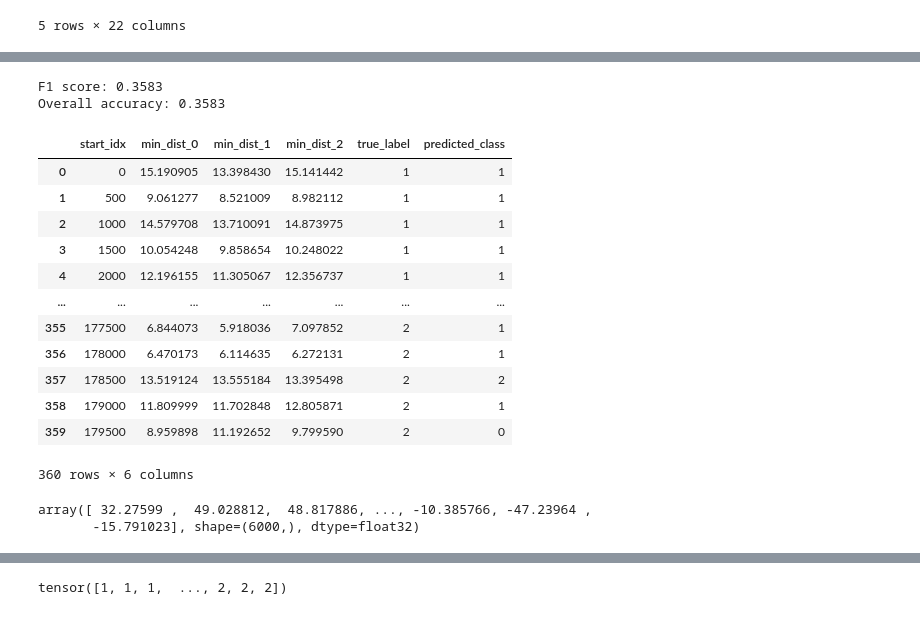
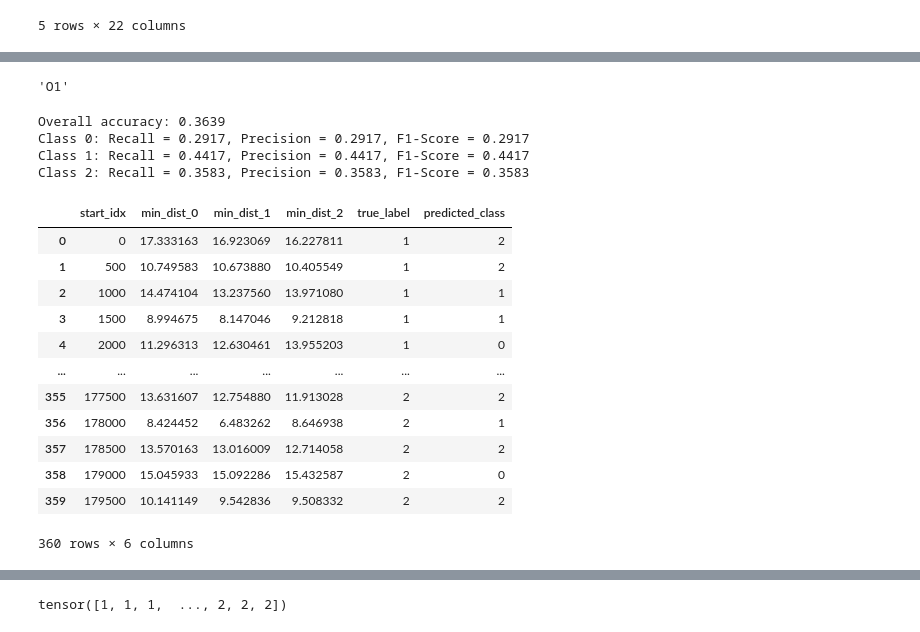
Before and after one commit to hereditary-eu/EEGlass, a Jupyter notebook: backend/experiments_xeegnet/test_matrix_profile.ipynb, the cells around one changed output, grey strips where cells are left out. Cells and saved outputs as stored; diff of their text form; code cells hidden in the pictures.

```diff
--- a/backend/experiments_xeegnet/test_matrix_profile.ipynb
+++ b/backend/experiments_xeegnet/test_matrix_profile.ipynb
@@ -178,7 +179,7 @@ def matrix_profile_vs_classes_inner(
     # df["true_label"] = df["true_label"].fillna(method="ffill")
     return df
 # %%
-channel = "Fp1"
+channel = "O1"
 diagnosis_values = [0, 1, 2]
 # %%
 df_test.head()
@@ -282,35 +269,59 @@ Name: count, dtype: int64
+# %%
+channel
+# %% [output]
+'O1'
 # %%
 df_result = matrix_profile_vs_classes(
     df_test=df_test,
     df_train=df_train,
     channel=channel,
     window_size=window_size,  # 1 second at 256Hz; adjust as needed
     step=window_size,   # non-overlapping windows; try smaller for finer resolution
 )
 
+
 accuracy = (df_result["true_label"] == df_result["predicted_class"]).mean()
 print(f"Overall accuracy: {accuracy:.4f}")
 
+# recall, precision and f1-score per class
+
+recall_dict = {}
+precision_dict = {}
+f1_score_dict = {}
+
+for diag in diagnosis_values:
+    class_mask = df_result["true_label"] == diag
+    if class_mask.sum() > 0:
+        recall = (df_result.loc[class_mask, "predicted_class"] == diag).mean()
+
+        precision = (df_result.loc[class_mask, "predicted_class"] == diag).mean()
+        if recall + precision > 0:
+            f1_score = 2 * (recall * precision) / (recall + precision)
+        else:
+            f1_score = 0
+
+        recall_dict[diag] = recall
+        precision_dict[diag] = precision
+        f1_score_dict[diag] = f1_score
+
+    print(f"Class {diag}: Recall = {recall_dict[diag]:.4f}, Precision = {precision_dict[diag]:.4f}, F1-Score = {f1_score_dict[diag]:.4f}")
 
 df_result
 # %% [output]
-F1 score: 0.3583
-Overall accuracy: 0.3583
+Overall accuracy: 0.3639
+Class 0: Recall = 0.2917, Precision = 0.2917, F1-Score = 0.2917
+Class 1: Recall = 0.4417, Precision = 0.4417, F1-Score = 0.4417
+Class 2: Recall = 0.3583, Precision = 0.3583, F1-Score = 0.3583
 |  | start_idx | min_dist_0 | min_dist_1 | min_dist_2 | true_label | predicted_class |
-| 0 | 0 | 15.190905 | 13.398430 | 15.141442 | 1 | 1 |
-| 1 | 500 | 9.061277 | 8.521009 | 8.982112 | 1 | 1 |
-| 2 | 1000 | 14.579708 | 13.710091 | 14.873975 | 1 | 1 |
-| 3 | 1500 | 10.054248 | 9.858654 | 10.248022 | 1 | 1 |
-| 4 | 2000 | 12.196155 | 11.305067 | 12.356737 | 1 | 1 |
+| 0 | 0 | 17.333163 | 16.923069 | 16.227811 | 1 | 2 |
+| 1 | 500 | 10.749583 | 10.673880 | 10.405549 | 1 | 2 |
+| 2 | 1000 | 14.474104 | 13.237560 | 13.971080 | 1 | 1 |
+| 3 | 1500 | 8.994675 | 8.147046 | 9.212818 | 1 | 1 |
+| 4 | 2000 | 11.296313 | 12.630461 | 13.955203 | 1 | 0 |
 | ... | ... | ... | ... | ... | ... | ... |
-| 355 | 177500 | 6.844073 | 5.918036 | 7.097852 | 2 | 1 |
-| 356 | 178000 | 6.470173 | 6.114635 | 6.272131 | 2 | 1 |
-| 357 | 178500 | 13.519124 | 13.555184 | 13.395498 | 2 | 2 |
-| 358 | 179000 | 11.809999 | 11.702848 | 12.805871 | 2 | 1 |
-| 359 | 179500 | 8.959898 | 11.192652 | 9.799590 | 2 | 0 |
+| 355 | 177500 | 13.631607 | 12.754880 | 11.913028 | 2 | 2 |
+| 356 | 178000 | 8.424452 | 6.483262 | 8.646938 | 2 | 1 |
+| 357 | 178500 | 13.570163 | 13.016009 | 12.714058 | 2 | 2 |
+| 358 | 179000 | 15.045933 | 15.092286 | 15.432587 | 2 | 0 |
+| 359 | 179500 | 10.141149 | 9.542836 | 9.508332 | 2 | 2 |
 360 rows × 6 columns
-# %%
-x_test_0
-# %% [output]
-array([ 32.27599 ,  49.028812,  48.817886, ..., -10.385766, -47.23964 ,
-       -15.791023], shape=(6000,), dtype=float32)
```
Also changed, not shown: parts of 11 cells of this notebook, 2 other files.
